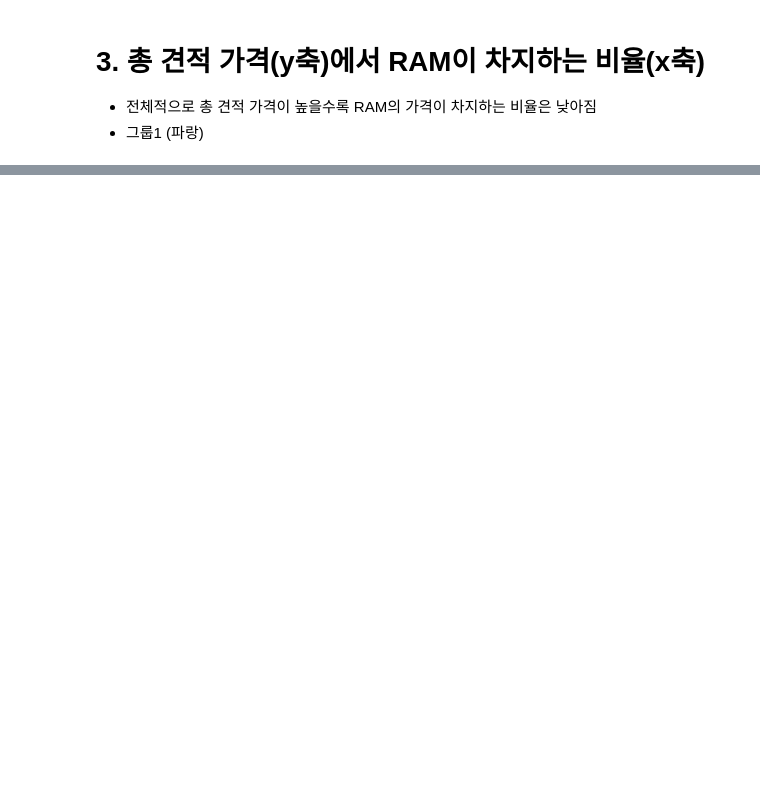
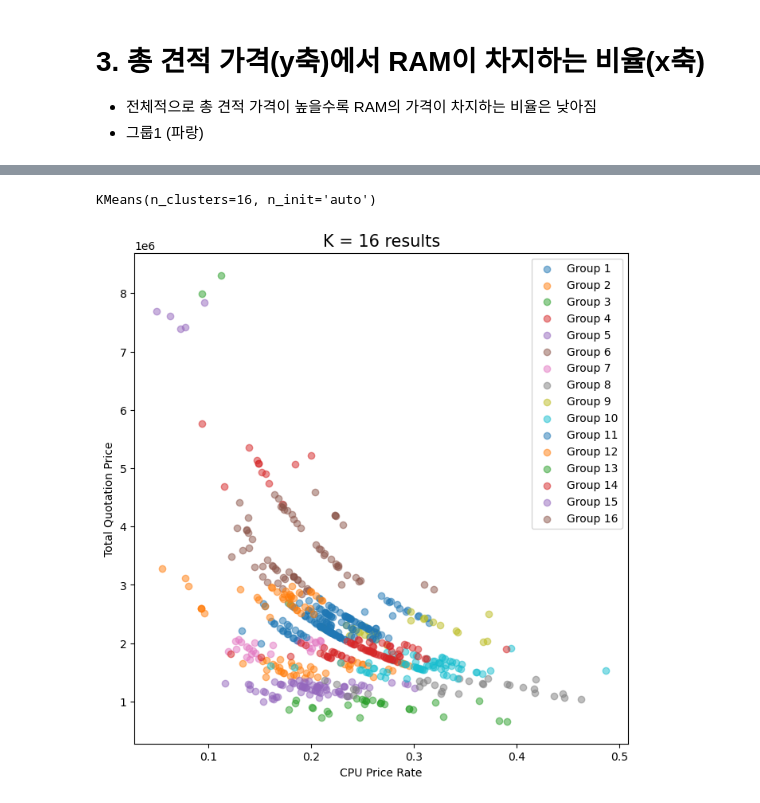
Before and after one commit to park-js515/Cavendish, a Jupyter notebook: data/analysis/kmeans_quotations.ipynb, the cells around one changed output, grey strips where cells are left out. Drawn from its saved outputs; the diff is of its cells as text; code cells hidden in the pictures; blank space fills up the shorter version.

```diff
--- a/data/analysis/kmeans_quotations.ipynb
+++ b/data/analysis/kmeans_quotations.ipynb
@@ -228,0 +335,2 @@ plt.show()
+# %%
+rdata = np.array(pd.DataFrame(prices_r))
@@ -228,0 +347,22 @@ plt.show()
+# %%
+k = 16
+model_r = KMeans(n_clusters=k, n_init='auto')
+# %%
+model_r.fit(rdata)
+# %% [output]
+KMeans(n_clusters=16, n_init='auto')
+# %%
+res_r = model_r.predict(rdata)
+# %%
+plt.figure(figsize = (8, 8))
+
+for i in range(k):
+    plt.scatter(price_rate[res_r == i, 0], pdata[res_r == i, 3] * (maxt - mint) + mint, alpha=0.5, label=f'Group {i+1}')
+
+plt.title('K = %d results'%k , size = 15)
+plt.legend()
+plt.xlabel('CPU Price Rate')
+plt.ylabel('Total Quotation Price')
+plt.show()
+# %% [output]
+[figure, added]
```
Also changed, not shown: parts of 44 cells of this notebook, 7 other files.
